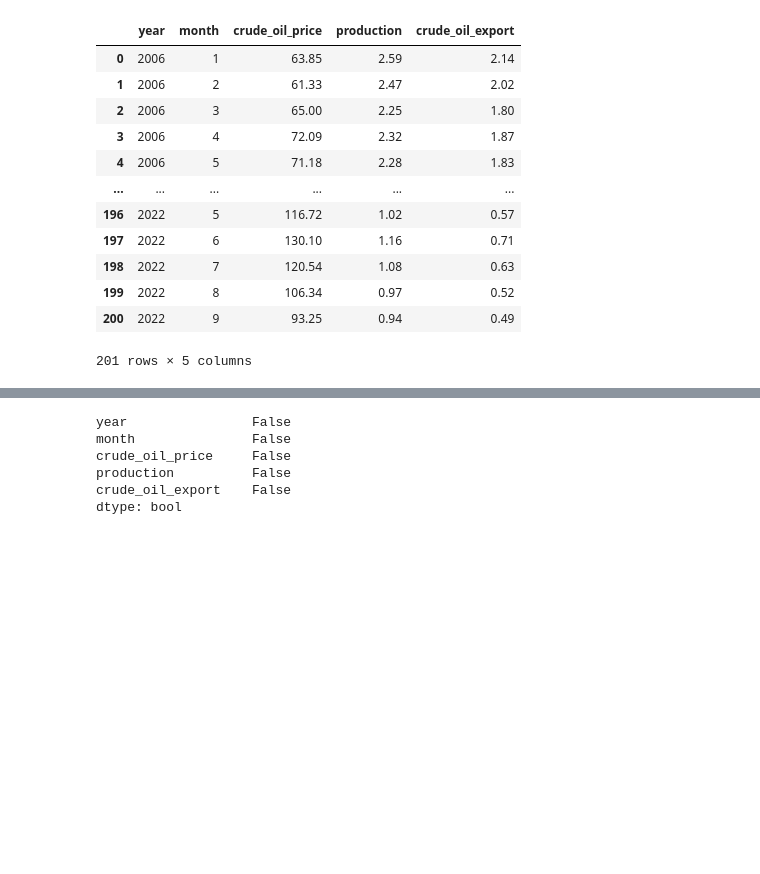
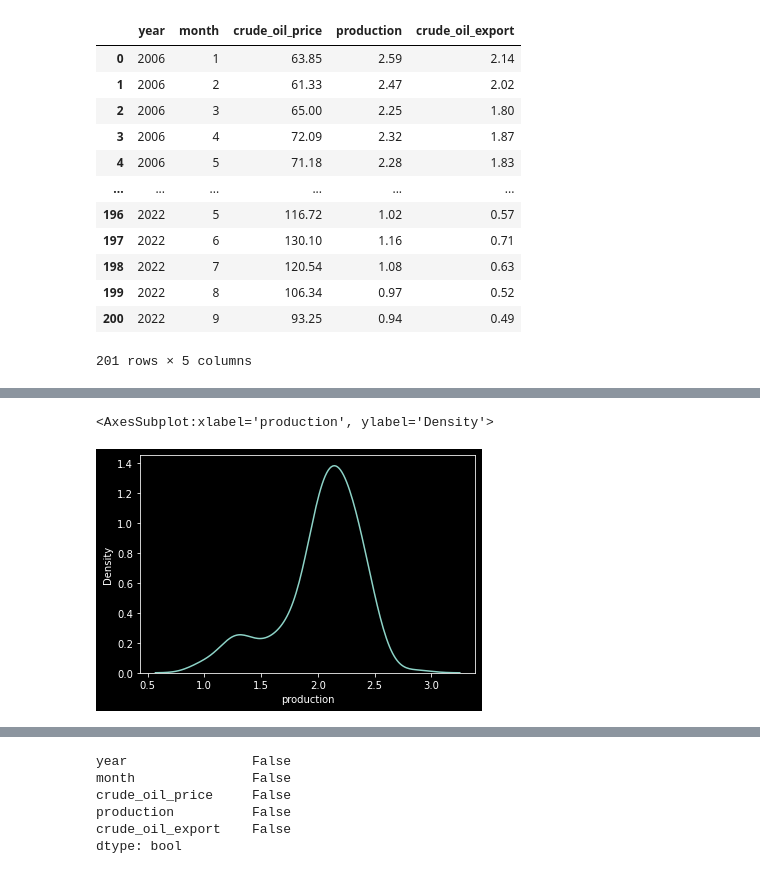
Before and after one commit to TelRich/Crude_Oil_Export_Prediction, a Jupyter notebook: crude_oil.ipynb, the cells around one changed output, grey strips where cells are left out. Drawn from its saved outputs; the diff is of its cells as text; code cells hidden in the pictures; blank space fills up the shorter version.

```diff
--- a/crude_oil.ipynb
+++ b/crude_oil.ipynb
@@ -122,3 +118,8 @@ import seaborn as sb
+# %%
+sb.kdeplot(x=crudeOil.production)
+# %% [output]
+<AxesSubplot:xlabel='production', ylabel='Density'>
+[figure, added]
 # %%
 sb.lmplot(data=crudeOil, x="production", y="crude_oil_export", fit_reg=True, ci=None);
 # %% [output]
```
Also changed, not shown: parts of 9 cells of this notebook.
